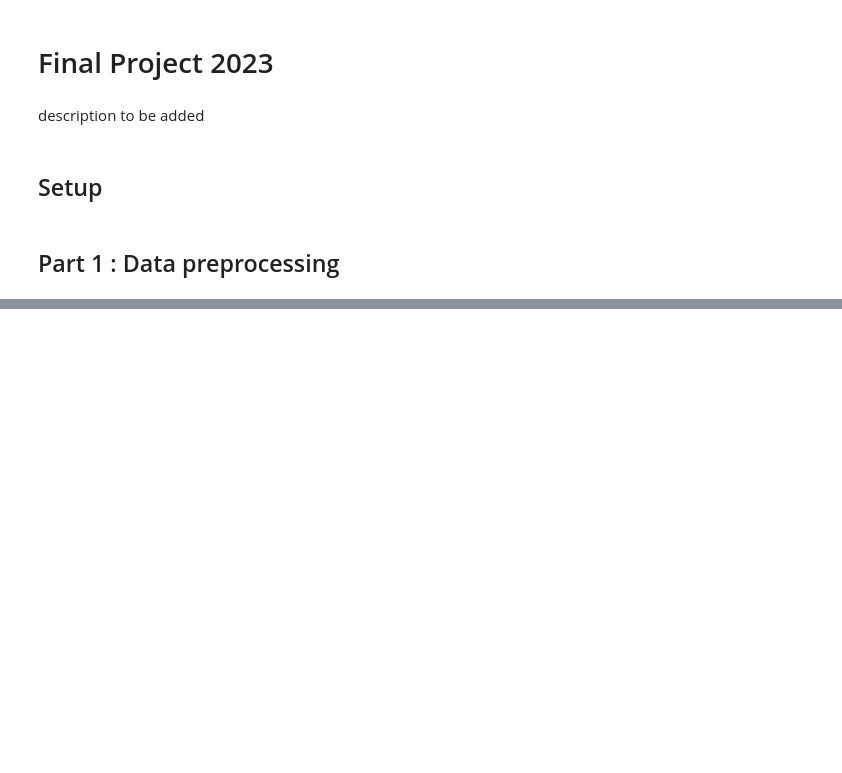
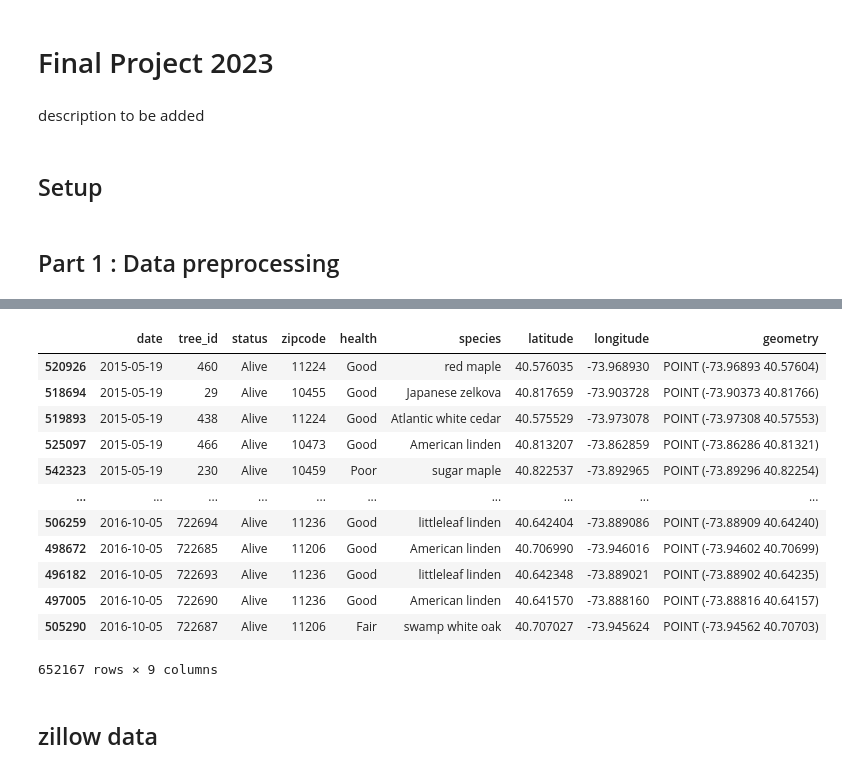
Before and after one commit to donny1101/4501_final_project, a Jupyter notebook: Final Project 2023.ipynb, the cells around one changed output, grey strips where cells are left out. Drawn from its saved outputs; the diff is of its cells as text; code cells hidden in the pictures; blank space fills up the shorter version.

```diff
--- a/Final Project 2023.ipynb
+++ b/Final Project 2023.ipynb
@@ -103,0 +342,3 @@ def download_nyc_csv_data(data_url, access_token, start_dt, end_dt, storage_year
+# %%
+df_tree = pd.read_csv('data/NYC_Tree_2015.csv')
+print(df_tree.head())
@@ -103,0 +383,53 @@ def download_nyc_csv_data(data_url, access_token, start_dt, end_dt, storage_year
+# %%
+def clean_tree_data():
+    """
+    Clean tree data downloaded.
+
+    Returns:
+        NYC 2015 tree data in data frame.
+    """
+
+    df_tree = pd.read_csv('data/NYC_Tree_2015.csv')
+    # Remove unnecessary columns by keeping only the ones you need
+    columns_needed = ['created_at', 'tree_id', 'status','zipcode','health','spc_common', 'latitude', 'longitude']  # Replace with actual column names
+    df_tree = df_tree[columns_needed]
+
+    # Remove invalid data points: including null and duplicate values
+    df_tree.dropna(inplace=True)
+    df_tree.drop_duplicates(inplace=True)
+
+    # Normalize column names
+    df_tree.rename(columns={'created_at': 'date'}, inplace=True)
+    df_tree.rename(columns={'spc_common': 'species'}, inplace=True)
+    df_tree.columns = [column_name.lower() for column_name in df_tree.columns]
+    df_tree.columns = [column_name.replace(' ', '_') for column_name in df_tree.columns]
+
+    # Normalize Column Types
+    df_tree['zipcode'] = df_tree['zipcode'].astype(int)
+    df_tree['date'] = pd.to_datetime(df_tree['date']).dt.strftime('%Y-%m-%d')#change date format into yyyy-mm-dd
+
+    # Sorting dates
+    df_tree=df_tree.sort_values('date')
+
+    # Convert DataFrame to GeoDataFrame and set CRS
+    df_tree = gpd.GeoDataFrame(df_tree, geometry=gpd.points_from_xy(df_tree['longitude'], df_tree['latitude']))
+    df_tree.set_crs(epsg=4326, inplace=True)
+    return df_tree
+# %%
+clean_tree_data()
+# %% [output]
+|  | date | tree_id | status | zipcode | health | species | latitude | longitude | geometry |
+| 520926 | 2015-05-19 | 460 | Alive | 11224 | Good | red maple | 40.576035 | -73.968930 | POINT (-73.96893 40.57604) |
+| 518694 | 2015-05-19 | 29 | Alive | 10455 | Good | Japanese zelkova | 40.817659 | -73.903728 | POINT (-73.90373 40.81766) |
+| 519893 | 2015-05-19 | 438 | Alive | 11224 | Good | Atlantic white cedar | 40.575529 | -73.973078 | POINT (-73.97308 40.57553) |
+| 525097 | 2015-05-19 | 466 | Alive | 10473 | Good | American linden | 40.813207 | -73.862859 | POINT (-73.86286 40.81321) |
+| 542323 | 2015-05-19 | 230 | Alive | 10459 | Poor | sugar maple | 40.822537 | -73.892965 | POINT (-73.89296 40.82254) |
+| ... | ... | ... | ... | ... | ... | ... | ... | ... | ... |
+| 506259 | 2016-10-05 | 722694 | Alive | 11236 | Good | littleleaf linden | 40.642404 | -73.889086 | POINT (-73.88909 40.64240) |
+| 498672 | 2016-10-05 | 722685 | Alive | 11206 | Good | American linden | 40.706990 | -73.946016 | POINT (-73.94602 40.70699) |
+| 496182 | 2016-10-05 | 722693 | Alive | 11236 | Good | littleleaf linden | 40.642348 | -73.889021 | POINT (-73.88902 40.64235) |
+| 497005 | 2016-10-05 | 722690 | Alive | 11236 | Good | American linden | 40.641570 | -73.888160 | POINT (-73.88816 40.64157) |
+| 505290 | 2016-10-05 | 722687 | Alive | 11206 | Fair | swamp white oak | 40.707027 | -73.945624 | POINT (-73.94562 40.70703) |
+652167 rows × 9 columns
+# %% [markdown]
+## zillow data
```
Also changed, not shown: parts of 35 cells of this notebook.
